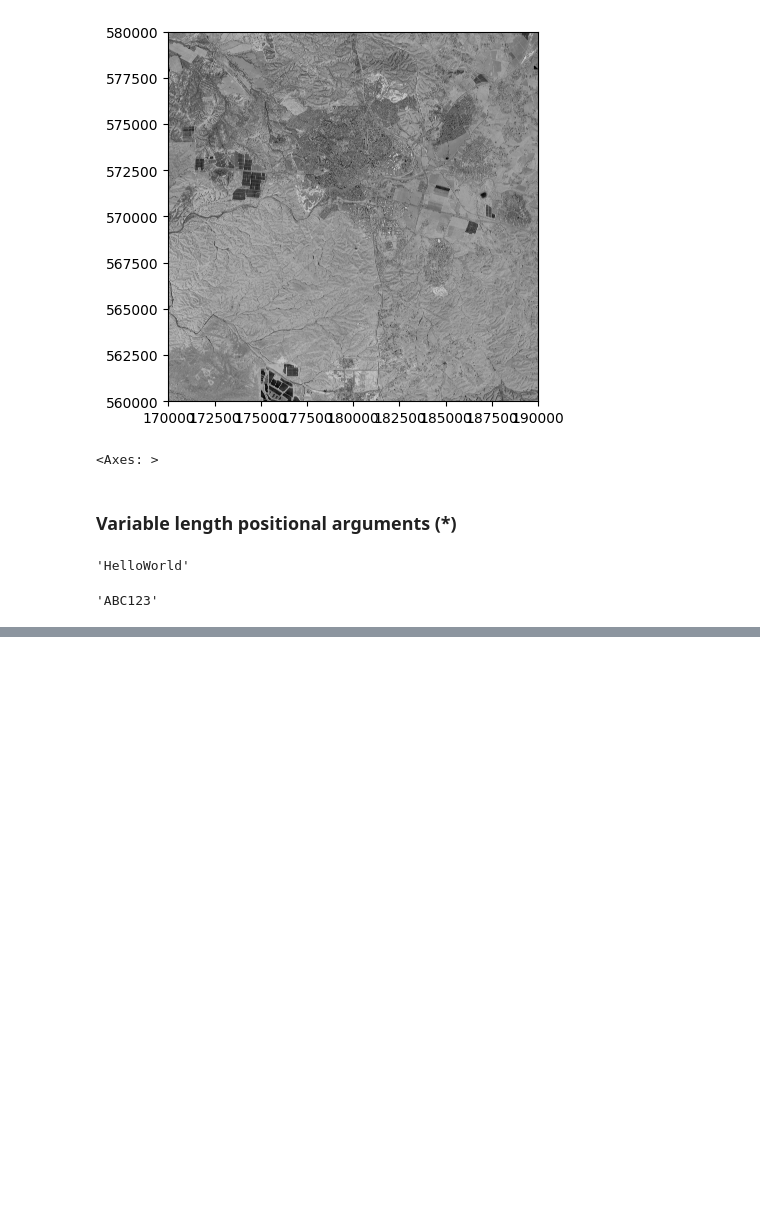
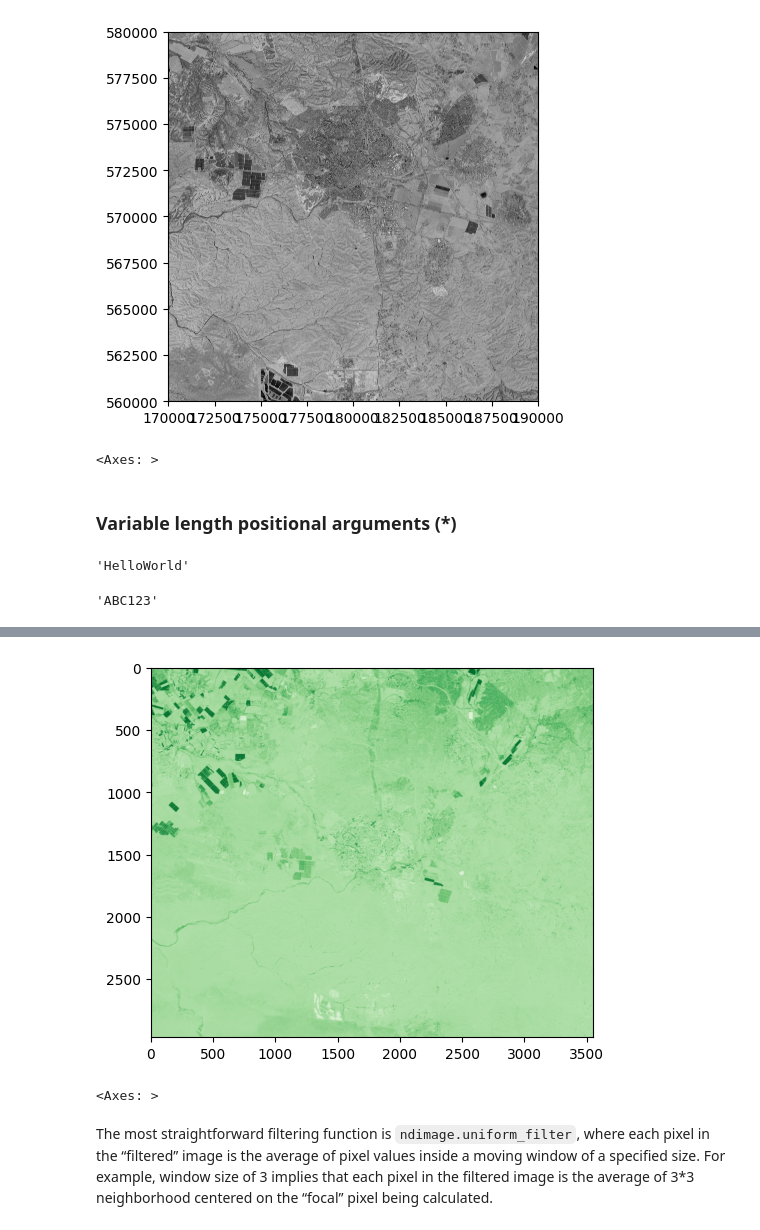
Before and after one commit to kashif061/bgu, a Jupyter notebook: Exercise10BGU.ipynb, the cells around one changed output, grey strips where cells are left out. Cells and saved outputs as stored; diff of their text form; code cells hidden in the pictures; blank space fills up the shorter version.

```diff
--- a/Exercise10BGU.ipynb
+++ b/Exercise10BGU.ipynb
@@ -78,0 +215,4 @@ paste('A','B','C',1,2,3)
+# %%
+stacked = rasterio.open ('/Users/shazia_manuawar/Documents/data/output/sentinel2.tiff')
+# %%
+r = stacked.read()
@@ -78,0 +241,2 @@ paste('A','B','C',1,2,3)
+# %%
+r = r / 10000
@@ -78,0 +283,4 @@ paste('A','B','C',1,2,3)
+# %%
+# raster algebra : calculation of ndvi
+ndvi = (r[3] - r[2]) / (r[3] + r[2])
+ndvi
@@ -78,0 +301,7 @@ paste('A','B','C',1,2,3)
+# %%
+rasterio.plot.show (ndvi, cmap = 'Greens')
+# %% [output]
+[figure, added]
+<Axes: >
+# %% [markdown]
+The most straightforward filtering function is `ndimage.uniform_filter`, where each pixel in the “filtered” image is the average of pixel values inside a moving window of a specified size. For example, window size of 3 implies that each pixel in the filtered image is the average of 3*3 neighborhood centered on the “focal” pixel being calculated.
```
Also changed, not shown: parts of 64 cells of this notebook.
